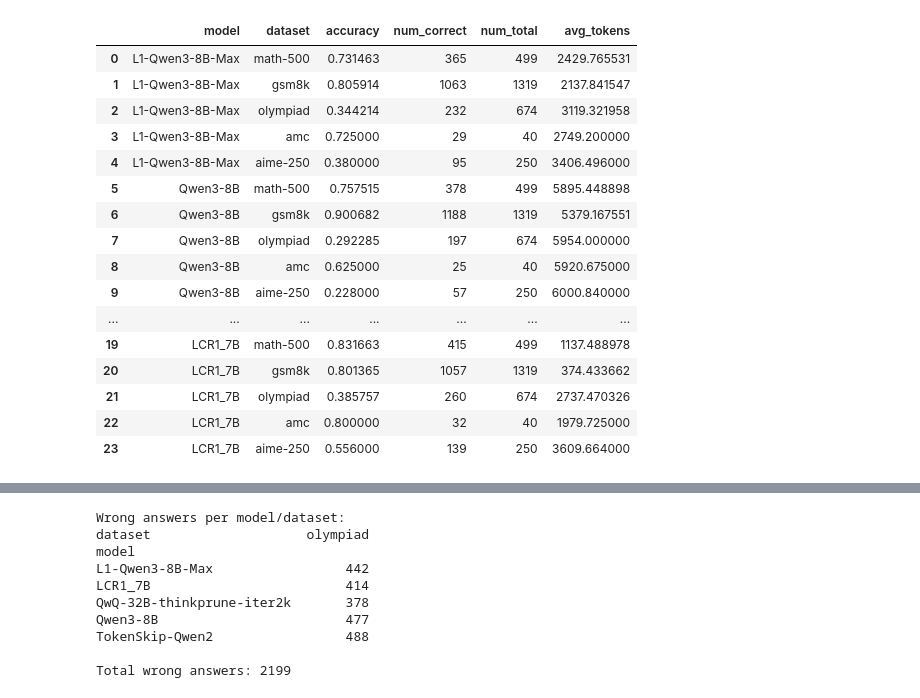
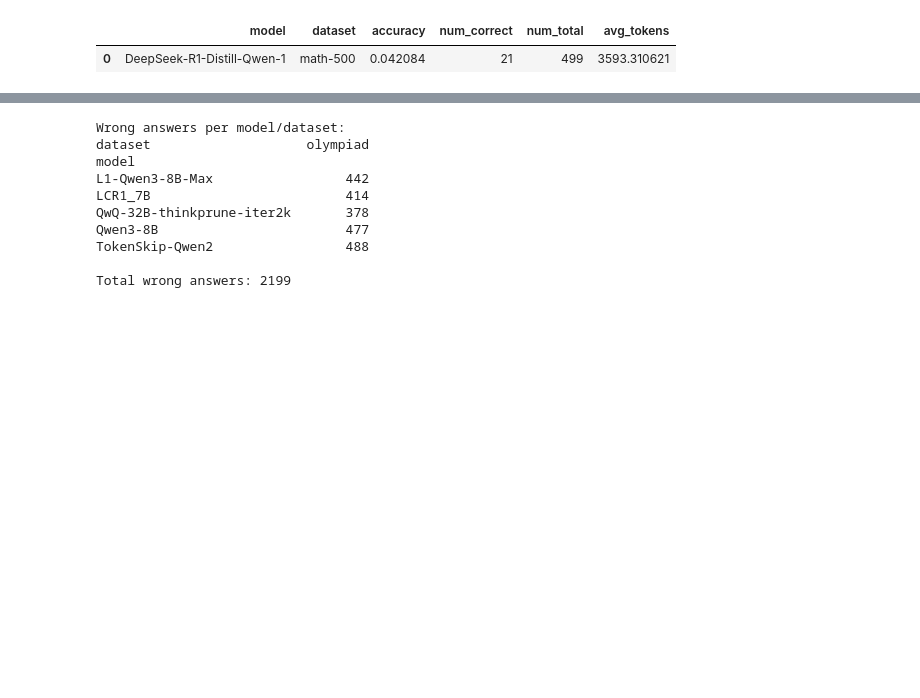
Before and after one commit to SebastianJitaru29/llm-think-too-much, a Jupyter notebook: evaluation/results_analysis.ipynb, the cells around one changed output, grey strips where cells are left out. Cells and saved outputs as stored; diff of their text form; code cells hidden in the pictures; blank space fills up the shorter version.

```diff
--- a/evaluation/results_analysis.ipynb
+++ b/evaluation/results_analysis.ipynb
@@ -10,48 +10,34 @@ models = [
     "TokenSkip-Qwen2",
     "QwQ-32B-thinkprune-iter2k",
     "LCR1_7B",
+    "DeepSeek-R1-Distill-Qwen-1"
 ]
 
 datasets = ["math-500", "gsm8k", "olympiad", "amc", "aime-250"]
 
 rows = []
 for model in models:
     model_dir = results_path / model
     for dataset in datasets:
         parquet_file = model_dir / f"{dataset}_results.parquet"
         if not parquet_file.exists():
             continue
         df = pd.read_parquet(parquet_file)
         total = len(df)
         correct = df["is_correct"].sum()
         accuracy = correct / total if total > 0 else 0.0
         avg_tokens = df["token_count"].mean()
         rows.append({
             "model": model,
             "dataset": dataset,
             "accuracy": accuracy,
             "num_correct": correct,
             "num_total": total,
             "avg_tokens": avg_tokens,
         })
 
 summary = pd.DataFrame(rows)
 summary
 # %% [output]
 |  | model | dataset | accuracy | num_correct | num_total | avg_tokens |
-| 0 | L1-Qwen3-8B-Max | math-500 | 0.731463 | 365 | 499 | 2429.765531 |
-| 1 | L1-Qwen3-8B-Max | gsm8k | 0.805914 | 1063 | 1319 | 2137.841547 |
-| 2 | L1-Qwen3-8B-Max | olympiad | 0.344214 | 232 | 674 | 3119.321958 |
-| 3 | L1-Qwen3-8B-Max | amc | 0.725000 | 29 | 40 | 2749.200000 |
-| 4 | L1-Qwen3-8B-Max | aime-250 | 0.380000 | 95 | 250 | 3406.496000 |
-| 5 | Qwen3-8B | math-500 | 0.757515 | 378 | 499 | 5895.448898 |
-| 6 | Qwen3-8B | gsm8k | 0.900682 | 1188 | 1319 | 5379.167551 |
-| 7 | Qwen3-8B | olympiad | 0.292285 | 197 | 674 | 5954.000000 |
-| 8 | Qwen3-8B | amc | 0.625000 | 25 | 40 | 5920.675000 |
-| 9 | Qwen3-8B | aime-250 | 0.228000 | 57 | 250 | 6000.840000 |
-| ... | ... | ... | ... | ... | ... | ... |
-| 19 | LCR1_7B | math-500 | 0.831663 | 415 | 499 | 1137.488978 |
-| 20 | LCR1_7B | gsm8k | 0.801365 | 1057 | 1319 | 374.433662 |
-| 21 | LCR1_7B | olympiad | 0.385757 | 260 | 674 | 2737.470326 |
-| 22 | LCR1_7B | amc | 0.800000 | 32 | 40 | 1979.725000 |
-| 23 | LCR1_7B | aime-250 | 0.556000 | 139 | 250 | 3609.664000 |
+| 0 | DeepSeek-R1-Distill-Qwen-1 | math-500 | 0.042084 | 21 | 499 | 3593.310621 |
```
Also changed, not shown: parts of 3 cells of this notebook, 10 other files.
